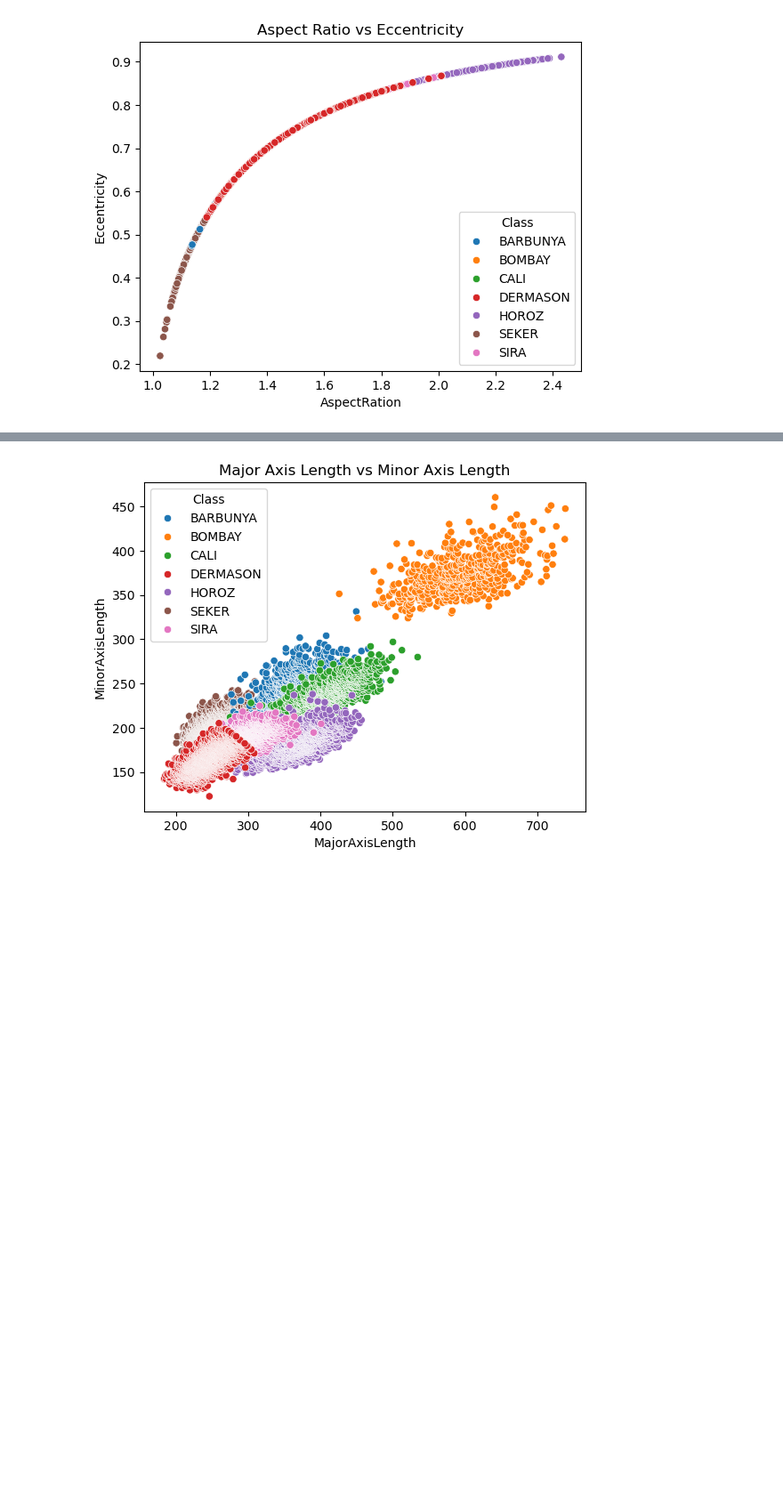
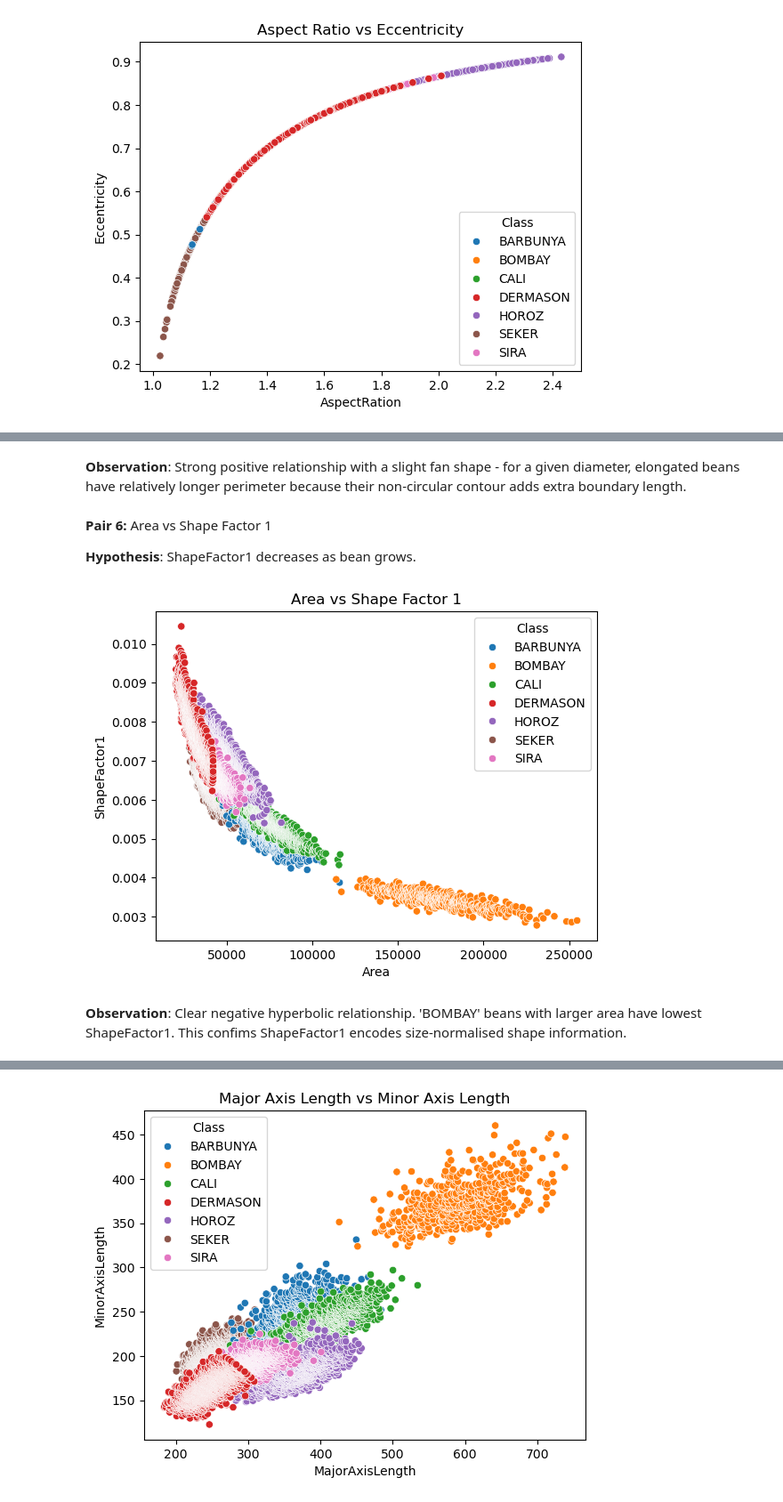
Before and after one commit to shivbhosale2006/machine-learning-dry-bean-dataset, a Jupyter notebook: assignment2_1.ipynb, the cells around one changed output, grey strips where cells are left out. Shown at 89% size. Drawn from its saved outputs; the diff is of its cells as text; code cells hidden in the pictures; blank space fills up the shorter version.

```diff
--- a/assignment2_1.ipynb
+++ b/assignment2_1.ipynb
@@ -475,0 +479,14 @@ plt.show()
+# %% [markdown]
+**Observation**: Strong positive relationship with a slight fan shape - for a given diameter, elongated beans have relatively longer perimeter because their non-circular contour adds extra boundary length.
+# %% [markdown]
+**Pair 6:** Area vs Shape Factor 1
+
+**Hypothesis**: ShapeFactor1 decreases as bean grows.
+# %%
+sns.scatterplot(data=df,x='Area',y='ShapeFactor1',hue='Class')
+plt.title("Area vs Shape Factor 1")
+plt.show()
+# %% [output]
+[figure, added]
+# %% [markdown]
+**Observation**: Clear negative hyperbolic relationship. 'BOMBAY' beans with larger area have lowest ShapeFactor1. This confims ShapeFactor1 encodes size-normalised shape information.
```
Also changed, not shown: parts of 42 cells of this notebook.
